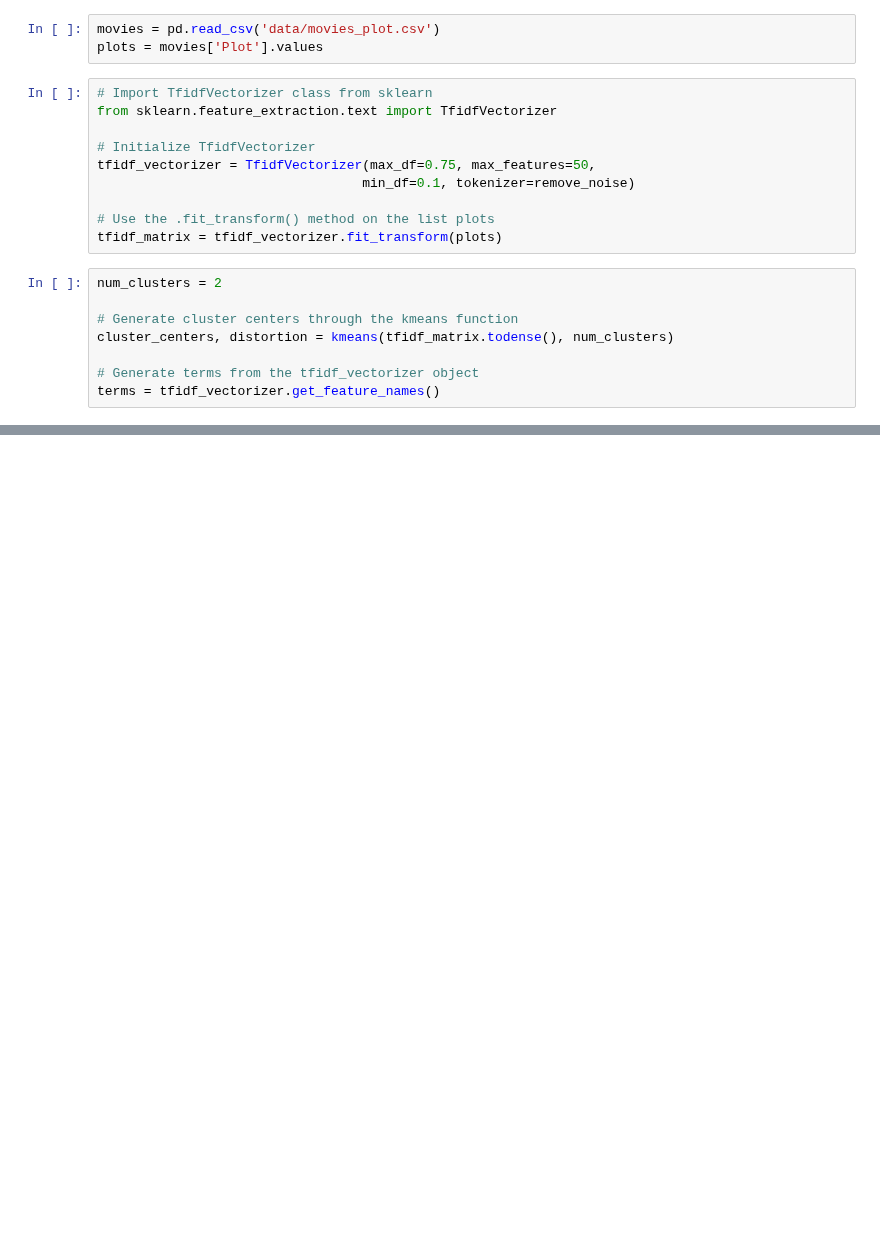
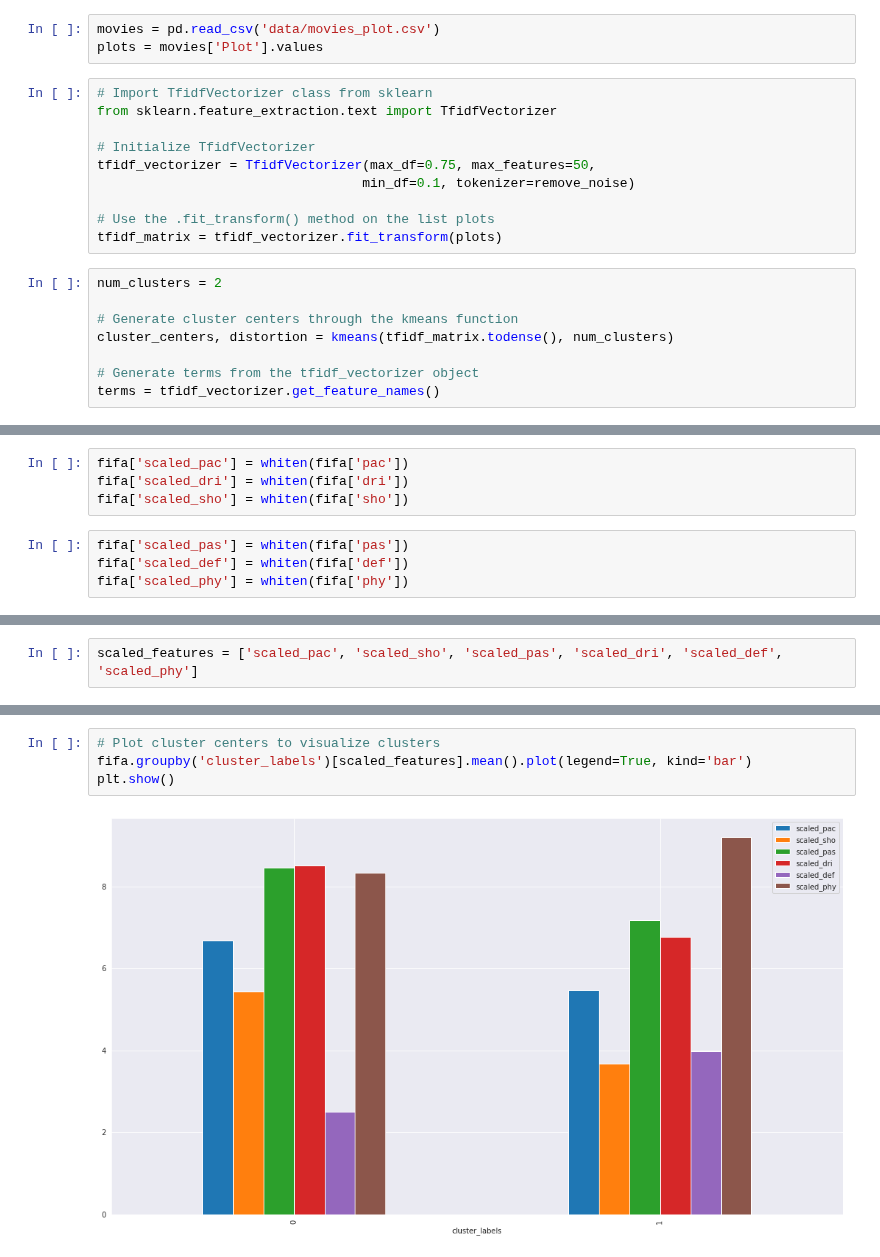
Before and after one commit to MikSm1th/datacamp_notes, a Jupyter notebook: clusterting_w_SciPy/4_Clustering_in_Real.ipynb, the cells around one changed output, grey strips where cells are left out. Drawn from its saved outputs; the diff is of its cells as text; blank space fills up the shorter version.

```diff
--- a/clusterting_w_SciPy/4_Clustering_in_Real.ipynb
+++ b/clusterting_w_SciPy/4_Clustering_in_Real.ipynb
@@ -283,0 +350,8 @@ for i in range(num_clusters):
+# %%
+fifa['scaled_pac'] = whiten(fifa['pac'])
+fifa['scaled_dri'] = whiten(fifa['dri'])
+fifa['scaled_sho'] = whiten(fifa['sho'])
+# %%
+fifa['scaled_pas'] = whiten(fifa['pas'])
+fifa['scaled_def'] = whiten(fifa['def'])
+fifa['scaled_phy'] = whiten(fifa['phy'])
@@ -283,0 +381,2 @@ for i in range(num_clusters):
+# %%
+scaled_features = ['scaled_pac', 'scaled_sho', 'scaled_pas', 'scaled_dri', 'scaled_def', 'scaled_phy']
@@ -283,0 +400,6 @@ for i in range(num_clusters):
+# %%
+# Plot cluster centers to visualize clusters
+fifa.groupby('cluster_labels')[scaled_features].mean().plot(legend=True, kind='bar')
+plt.show()
+# %% [output]
+[figure, added]
```
Also changed, not shown: parts of 20 cells of this notebook.
